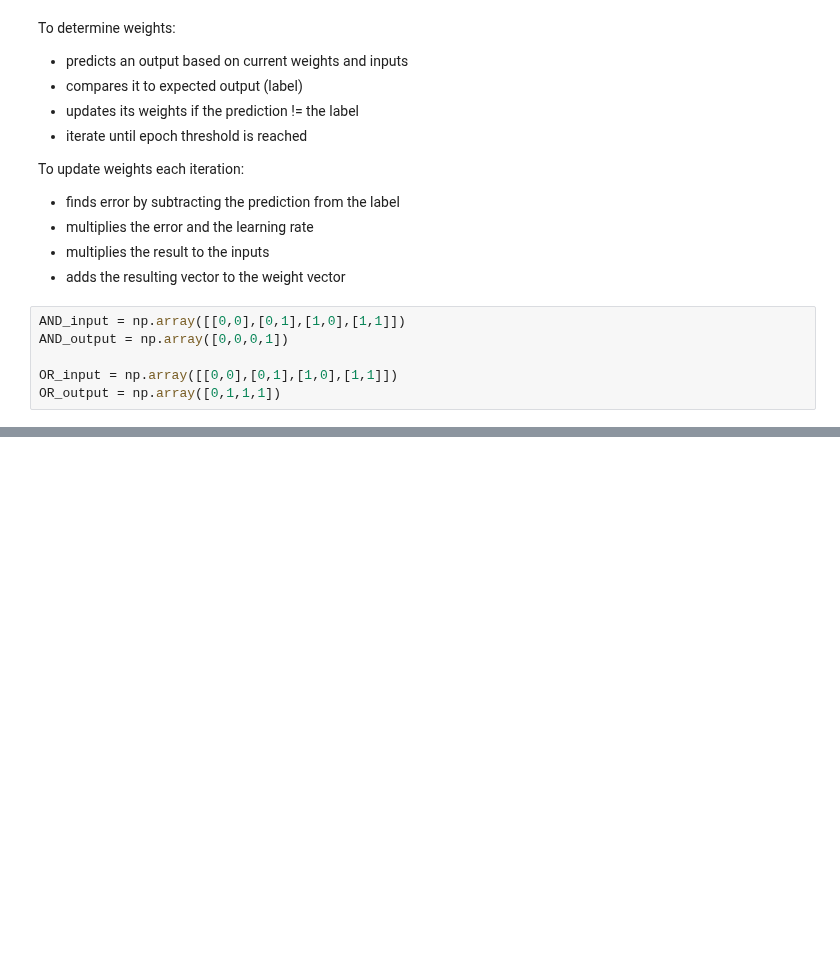
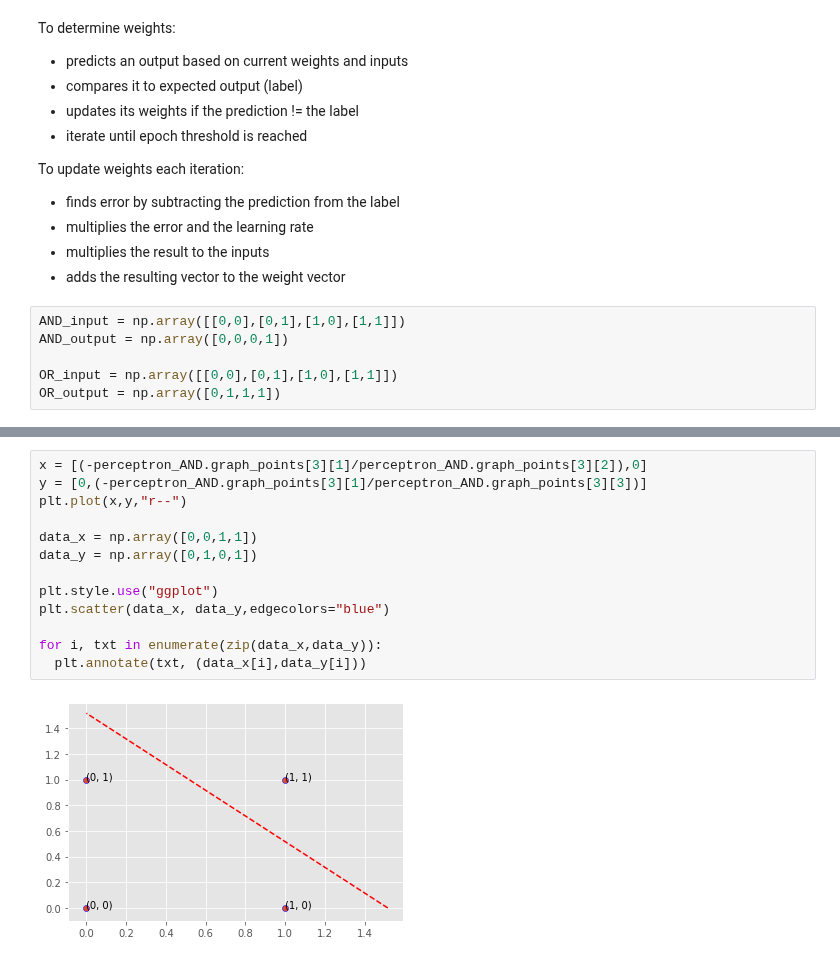
Before and after one commit to LordLean/Acquired-Intelligence-Adaptive-Behaviour, a Jupyter notebook: AIAB_Labs/Perceptron_Logical.ipynb, the cells around one changed output, grey strips where cells are left out. Cells and saved outputs as stored; diff of their text form; blank space fills up the shorter version.

```diff
--- a/AIAB_Labs/Perceptron_Logical.ipynb
+++ b/AIAB_Labs/Perceptron_Logical.ipynb
@@ -73,0 +164,15 @@ Input: [1 1] 1 Output
+# %%
+x = [(-perceptron_AND.graph_points[3][1]/perceptron_AND.graph_points[3][2]),0]
+y = [0,(-perceptron_AND.graph_points[3][1]/perceptron_AND.graph_points[3][3])]
+plt.plot(x,y,"r--")
+
+data_x = np.array([0,0,1,1])
+data_y = np.array([0,1,0,1])
+
+plt.style.use("ggplot")
+plt.scatter(data_x, data_y,edgecolors="blue")
+
+for i, txt in enumerate(zip(data_x,data_y)):
+  plt.annotate(txt, (data_x[i],data_y[i]))
+# %% [output]
+[figure, added]
```
Also changed, not shown: parts of 9 cells of this notebook.
